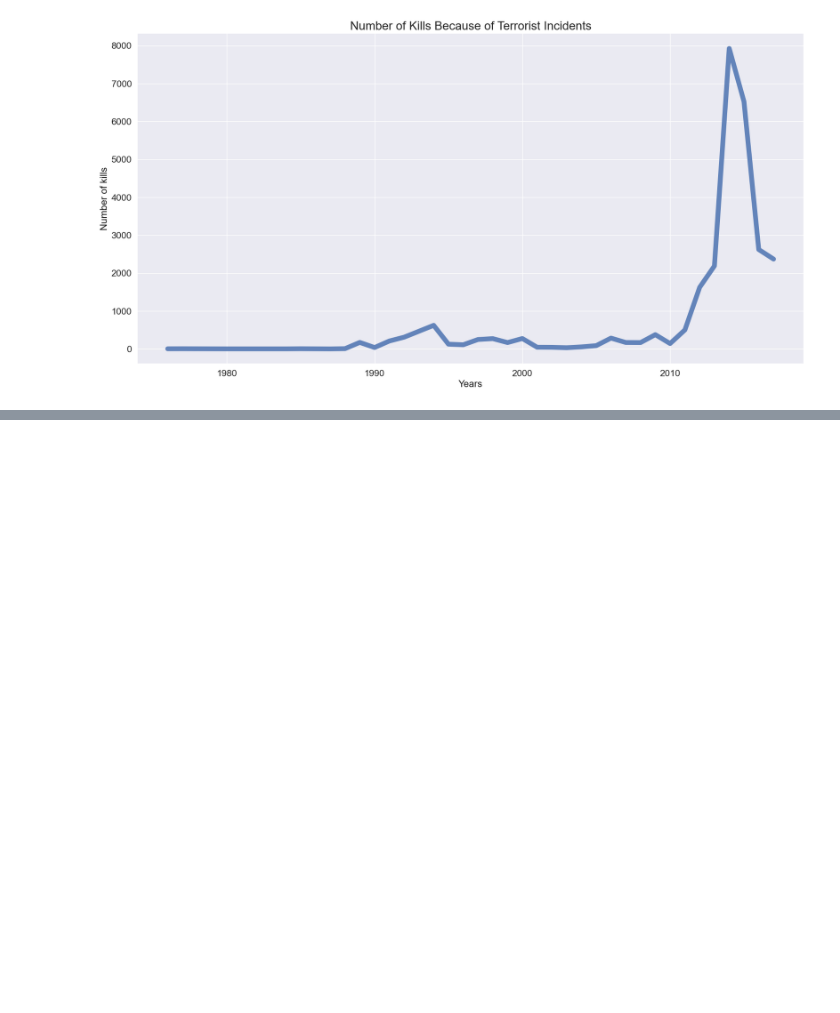
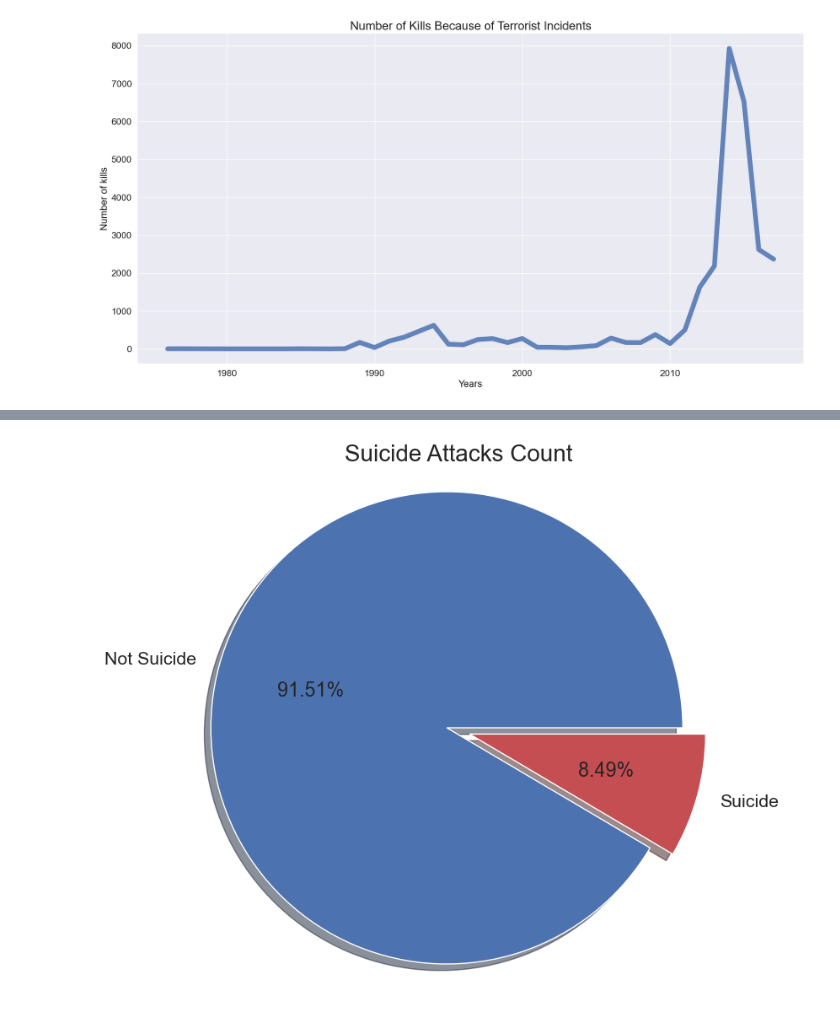
Before and after one commit to baafbass/Casptone_Project_For_SDG, a Jupyter notebook: Terrorism_attack.ipynb, the cells around one changed output, grey strips where cells are left out. Drawn from its saved outputs; the diff is of its cells as text; code cells hidden in the pictures; blank space fills up the shorter version.

```diff
--- a/Terrorism_attack.ipynb
+++ b/Terrorism_attack.ipynb
@@ -314,0 +306,7 @@ plt.show()
+# %%
+plt.pie(df['suicide'].value_counts(),labels=['Not Suicide','Suicide'],autopct='%1.2f%%',shadow=True,explode=[0,0.1],colors=['b','r'])
+plt.title("Suicide Attacks Count",size="20")
+plt.axis('equal')
+plt.show()
+# %% [output]
+[figure, added]
```
Also changed, not shown: parts of 82 cells of this notebook.
